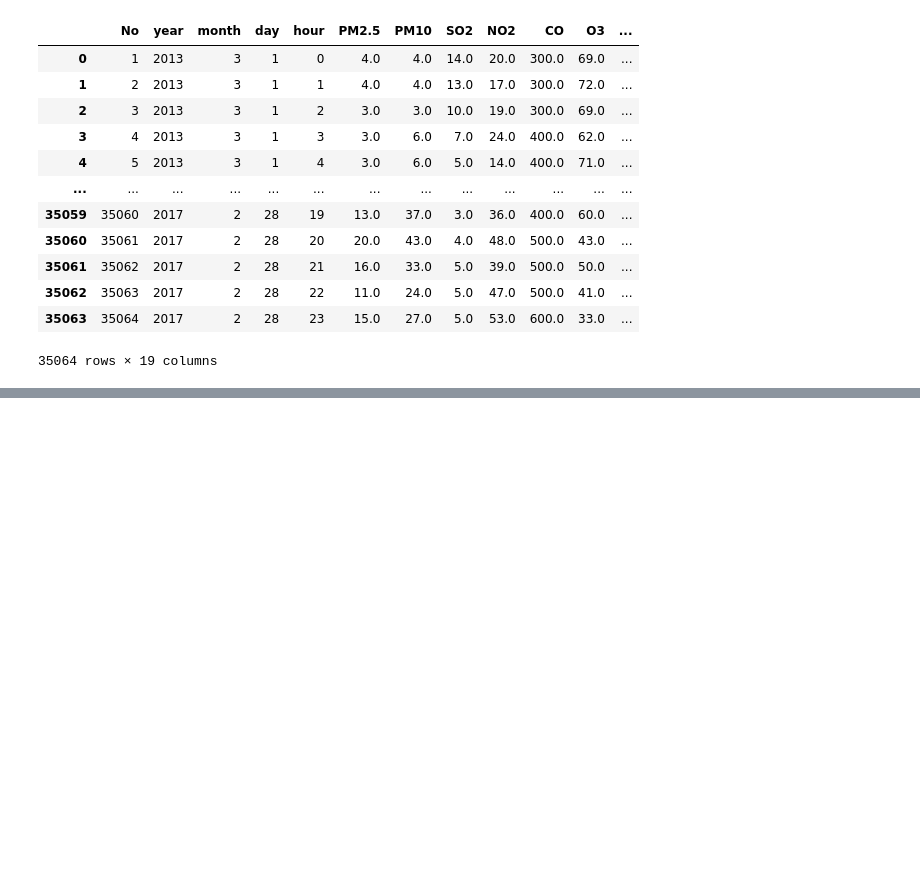
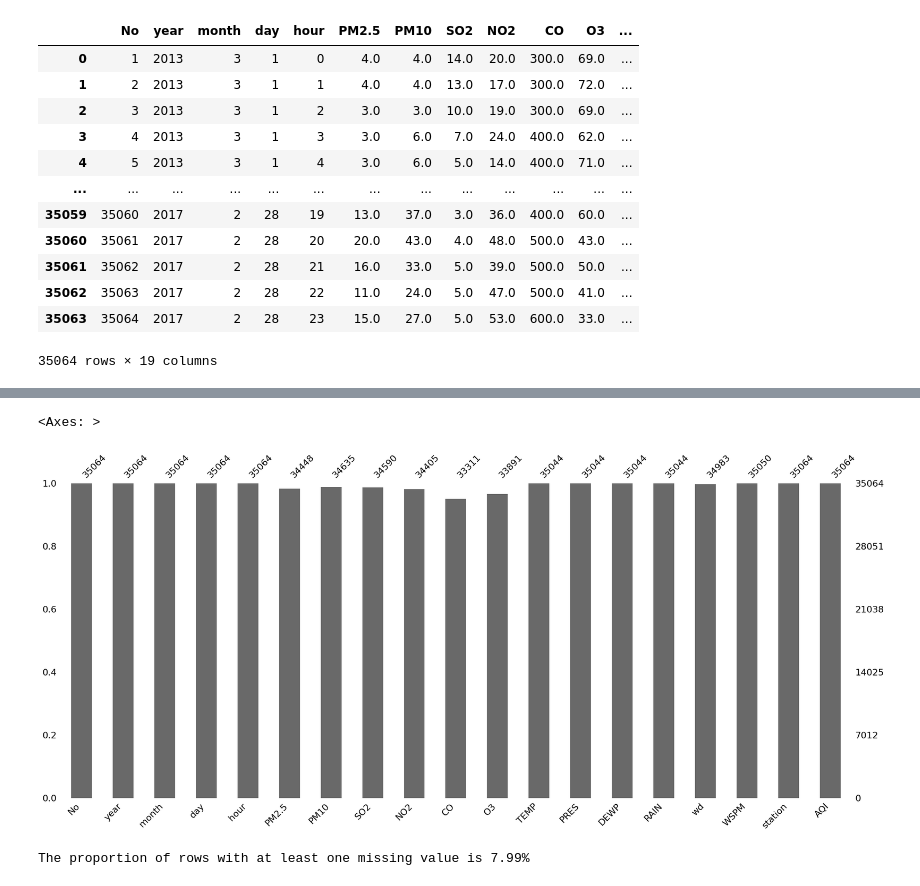
Before and after one commit to Afkerian/Beijing-Multi-Site-Air-Quality-Data-Data-Set, a Jupyter notebook: notebooks/analytics_ML_training.ipynb, the cells around one changed output, grey strips where cells are left out. Saved outputs shown, nothing was run; the diff lists cells and outputs as text; code cells hidden in the pictures; blank space fills up the shorter version.

```diff
--- a/notebooks/analytics_ML_training.ipynb
+++ b/notebooks/analytics_ML_training.ipynb
@@ -217,0 +251,14 @@ df
+# %%
+msno.bar(df)
+# %% [output]
+<Axes: >
+[figure, added]
+# %%
+total_rows = df.shape[0]
+rows_with_missing = df.isnull().any(axis=1).sum()
+missing_row_proportion = (rows_with_missing / total_rows) * 100
+
+print(f"The proportion of rows with at least one missing value is {round(missing_row_proportion,2)}%")
+#TODO: Probar si con imputación mejora
+# %% [output]
+The proportion of rows with at least one missing value is 7.99%
```
Also changed, not shown: parts of 26 cells of this notebook, 2 other files.
